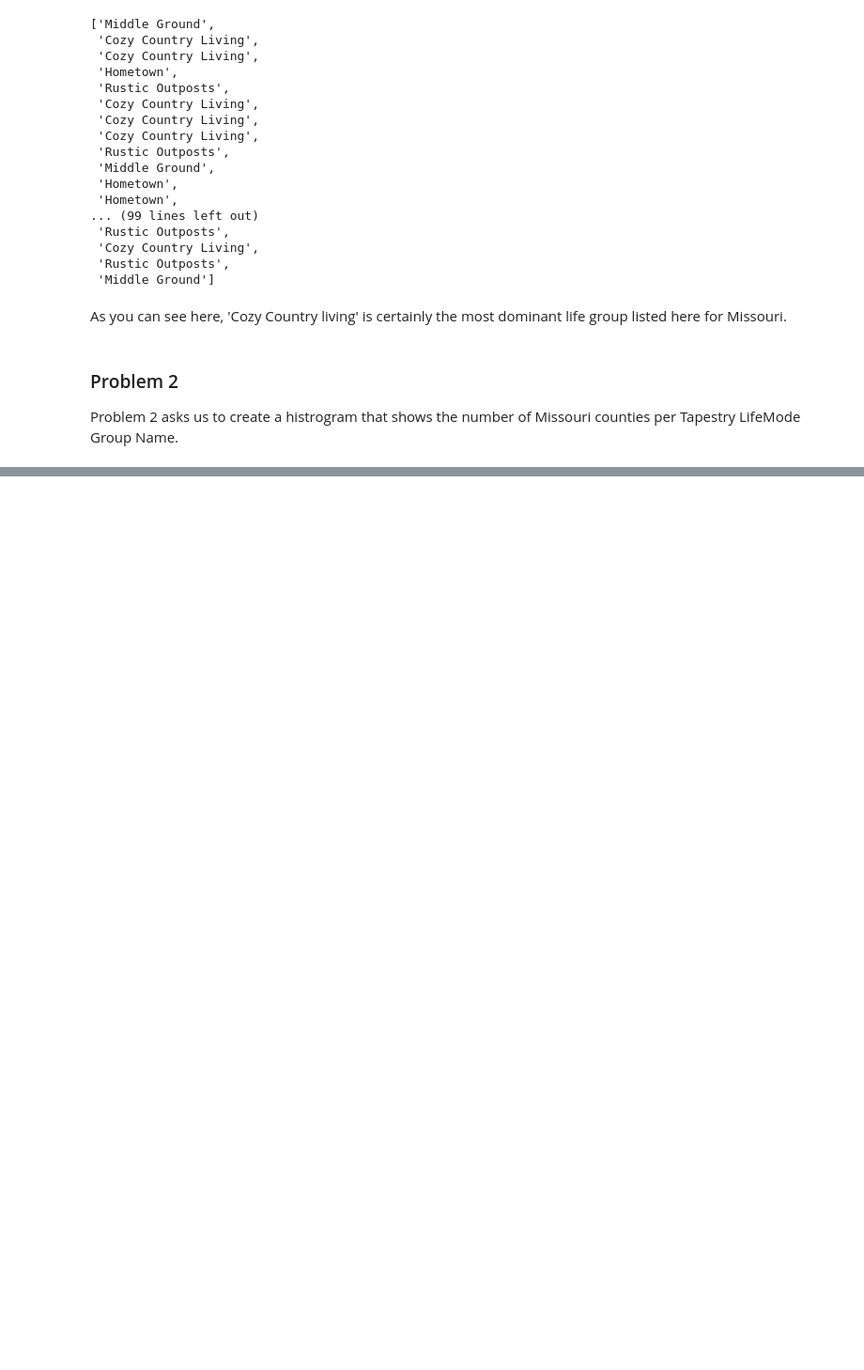
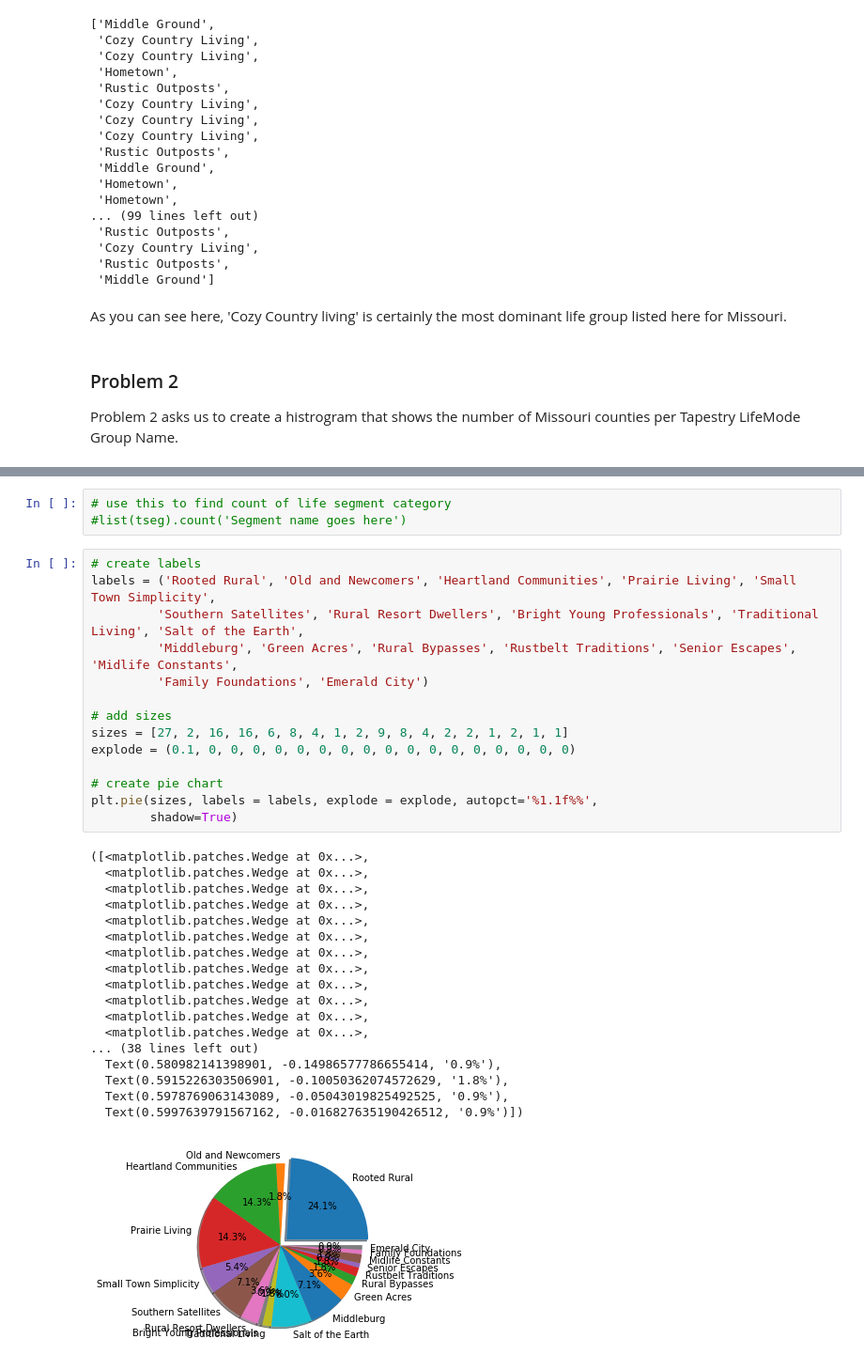
Before and after one commit to CarterHanford/python-programming-spring-2020, a Jupyter notebook: project 2/project 2 - problem 2.ipynb, the cells around one changed output, grey strips where cells are left out. Shown at 94% size. Drawn from its saved outputs; the diff is of its cells as text; blank space fills up the shorter version.

```diff
--- a/project 2/project 2 - problem 2.ipynb
+++ b/project 2/project 2 - problem 2.ipynb
@@ -118,0 +247,36 @@ plt.hist(mo_demo['NAME'])
+# %%
+# use this to find count of life segment category
+#list(tseg).count('Segment name goes here')
+# %%
+# create labels
+labels = ('Rooted Rural', 'Old and Newcomers', 'Heartland Communities', 'Prairie Living', 'Small Town Simplicity',
+         'Southern Satellites', 'Rural Resort Dwellers', 'Bright Young Professionals', 'Traditional Living', 'Salt of the Earth',
+         'Middleburg', 'Green Acres', 'Rural Bypasses', 'Rustbelt Traditions', 'Senior Escapes', 'Midlife Constants',
+         'Family Foundations', 'Emerald City')
+
+# add sizes
+sizes = [27, 2, 16, 16, 6, 8, 4, 1, 2, 9, 8, 4, 2, 2, 1, 2, 1, 1]
+explode = (0.1, 0, 0, 0, 0, 0, 0, 0, 0, 0, 0, 0, 0, 0, 0, 0, 0, 0)
+
+# create pie chart
+plt.pie(sizes, labels = labels, explode = explode, autopct='%1.1f%%',
+        shadow=True)
+# %% [output]
+([<matplotlib.patches.Wedge at 0x...>,
+  <matplotlib.patches.Wedge at 0x...>,
+  <matplotlib.patches.Wedge at 0x...>,
+  <matplotlib.patches.Wedge at 0x...>,
+  <matplotlib.patches.Wedge at 0x...>,
+  <matplotlib.patches.Wedge at 0x...>,
+  <matplotlib.patches.Wedge at 0x...>,
+  <matplotlib.patches.Wedge at 0x...>,
+  <matplotlib.patches.Wedge at 0x...>,
+  <matplotlib.patches.Wedge at 0x...>,
+  <matplotlib.patches.Wedge at 0x...>,
+  <matplotlib.patches.Wedge at 0x...>,
+... (38 lines left out)
+  Text(0.580982141398901, -0.14986577786655414, '0.9%'),
+  Text(0.5915226303506901, -0.10050362074572629, '1.8%'),
+  Text(0.5978769063143089, -0.05043019825492525, '0.9%'),
+  Text(0.5997639791567162, -0.016827635190426512, '0.9%')])
+[figure, added]
```
Also changed, not shown: parts of 25 cells of this notebook.
